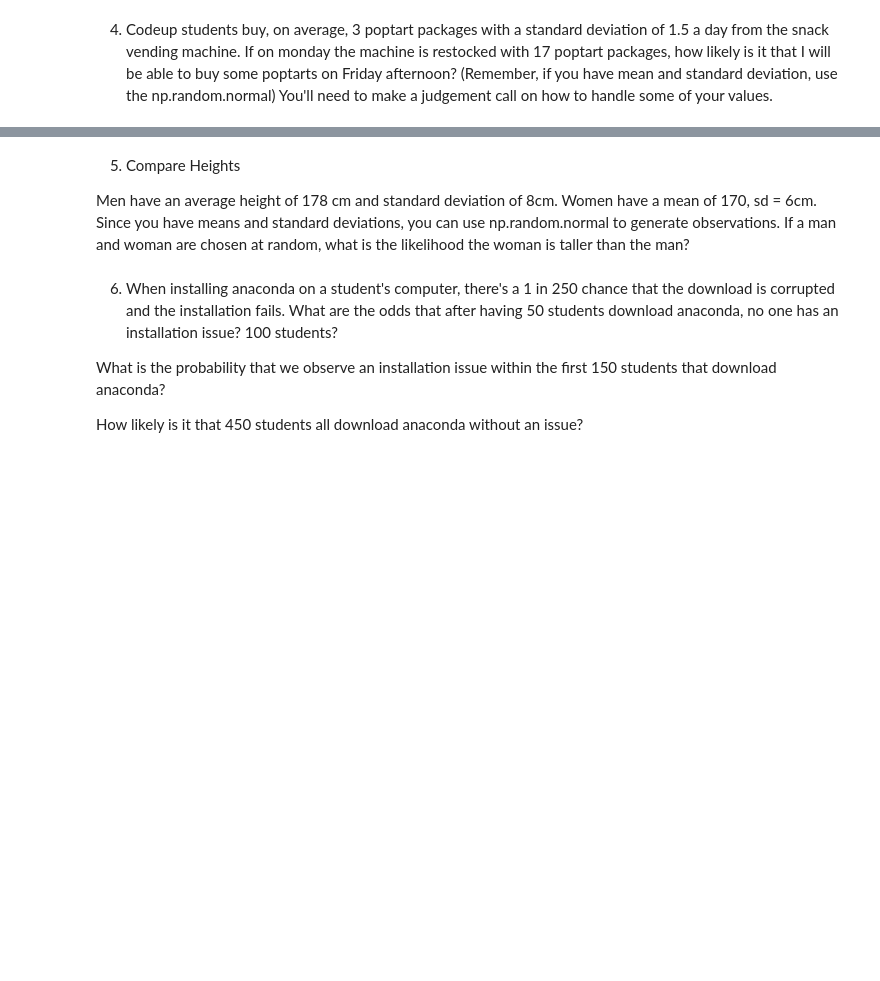
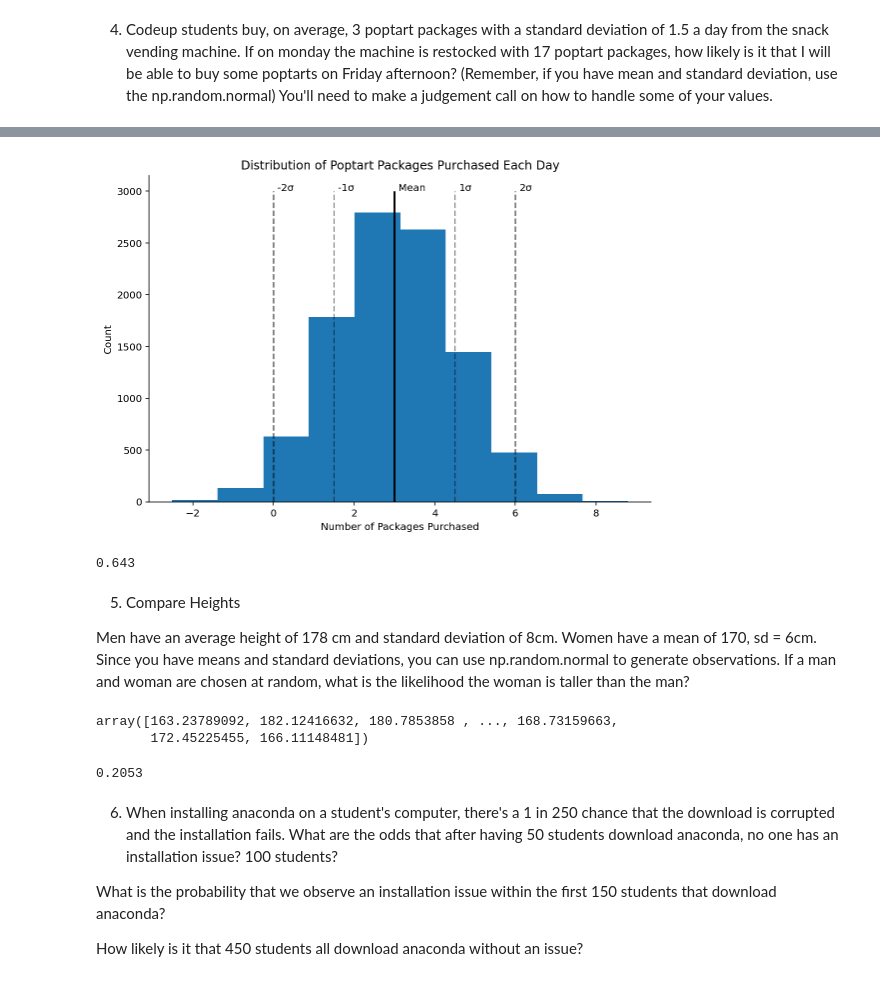
Before and after one commit to allantestaten/statistics-exercises, a Jupyter notebook: simulation.ipynb, the cells around one changed output, grey strips where cells are left out. Cells and saved outputs as stored; diff of their text form; code cells hidden in the pictures; blank space fills up the shorter version.

```diff
--- a/simulation.ipynb
+++ b/simulation.ipynb
@@ -90,3 +154,26 @@ array([4.05237246])
+# %%
+plt.hist(np.random.normal(3, 1.5, size = (10000)))
+plt.title('Distribution of Poptart Packages Purchased Each Day')
+plt.vlines(3, 0, 3000, color='black')
+plt.text(3.1, 3000, 'Mean')
+plt.vlines(4.5, 0, 3000, color='black', ls='--', alpha=0.5)
+plt.text(4.6, 3000, '1σ')
+plt.vlines(6.0, 0, 3000, color='black', ls='--', alpha=0.5)
+plt.text(6.1, 3000, '2σ')
+plt.vlines(1.5, 0, 3000, color='black', ls='--', alpha=0.5)
+plt.text(1.6, 3000, '-1σ')
+plt.vlines(0, 0, 3000, color='black', ls='--', alpha=0.5)
+plt.text(0.1, 3000, '-2σ')
+plt.ylabel('Count')
+plt.xlabel('Number of Packages Purchased')
+plt.show()
+# %% [output]
+[figure, added]
+# %%
+(pop.sum(axis = 1) <= 16).mean()
+#calculation to determine there is at least 1 poptart left
+# %% [output]
+0.643
 # %% [markdown]
 5. Compare Heights
 
@@ -97,3 +189,16 @@ If a man and woman are chosen at random, what is the likelihood the woman is tal
+# %%
+men
+women
+# %% [output]
+array([163.23789092, 182.12416632, 180.7853858 , ..., 168.73159663,
+       172.45225455, 166.11148481])
+# %%
+#man and woman chosen at random what
+#is likelihood woman is taller than man boolean conversion
+
+(women>men).mean()
+# %% [output]
+0.2053
 # %% [markdown]
 6. When installing anaconda on a student's computer, there's a 1 in 250 chance that the download is corrupted and the installation fails. What are the odds that after having 50 students download anaconda, no one has an installation issue? 100 students?
 
```
Also changed, not shown: parts of 32 cells of this notebook.
